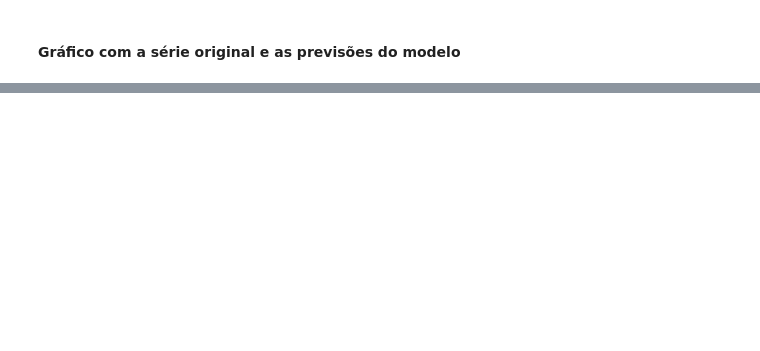
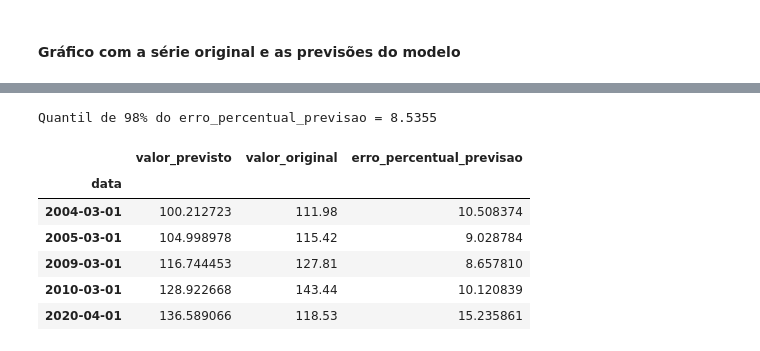
Before and after one commit to dev-alexmc/bimaster-proj, a Jupyter notebook: ibc_br_da_predicao_de_series.ipynb, the cells around one changed output, grey strips where cells are left out. Drawn from its saved outputs; the diff is of its cells as text; code cells hidden in the pictures; blank space fills up the shorter version.

```diff
--- a/ibc_br_da_predicao_de_series.ipynb
+++ b/ibc_br_da_predicao_de_series.ipynb
@@ -1005,0 +1251,25 @@ desenhar_serie_com_previsao(dataframe=df_ibcbr,
+# %%
+# calculamos o valor de erro abaixo do qual estão 98% das previsões feitas
+# assumindo que as anomalias estarão nesses 2%
+quantil_98 = np.quantile(df_ibcbr_previsoes['erro_percentual_previsao'], 0.98)
+print(f'Quantil de 98% do erro_percentual_previsao = {quantil_98:.4f}')
+# %% [output]
+Quantil de 98% do erro_percentual_previsao = 8.5355
+# %%
+# filtramos os dados cujo erro na previsão seja maior do que o limiar
+# estabelecido
+
+limiar = quantil_98
+anomalias = df_ibcbr_previsoes['erro_percentual_previsao'] >= limiar
+# %%
+# e observamos os valores onde o erro na previsão superou o
+# limiar que estabelecemos
+display(df_ibcbr_previsoes[anomalias])
+# %% [output]
+|  | valor_previsto | valor_original | erro_percentual_previsao |
+| data |  |  |  |
+| 2004-03-01 | 100.212723 | 111.98 | 10.508374 |
+| 2005-03-01 | 104.998978 | 115.42 | 9.028784 |
+| 2009-03-01 | 116.744453 | 127.81 | 8.657810 |
+| 2010-03-01 | 128.922668 | 143.44 | 10.120839 |
+| 2020-04-01 | 136.589066 | 118.53 | 15.235861 |
```
Also changed, not shown: parts of 44 cells of this notebook.
